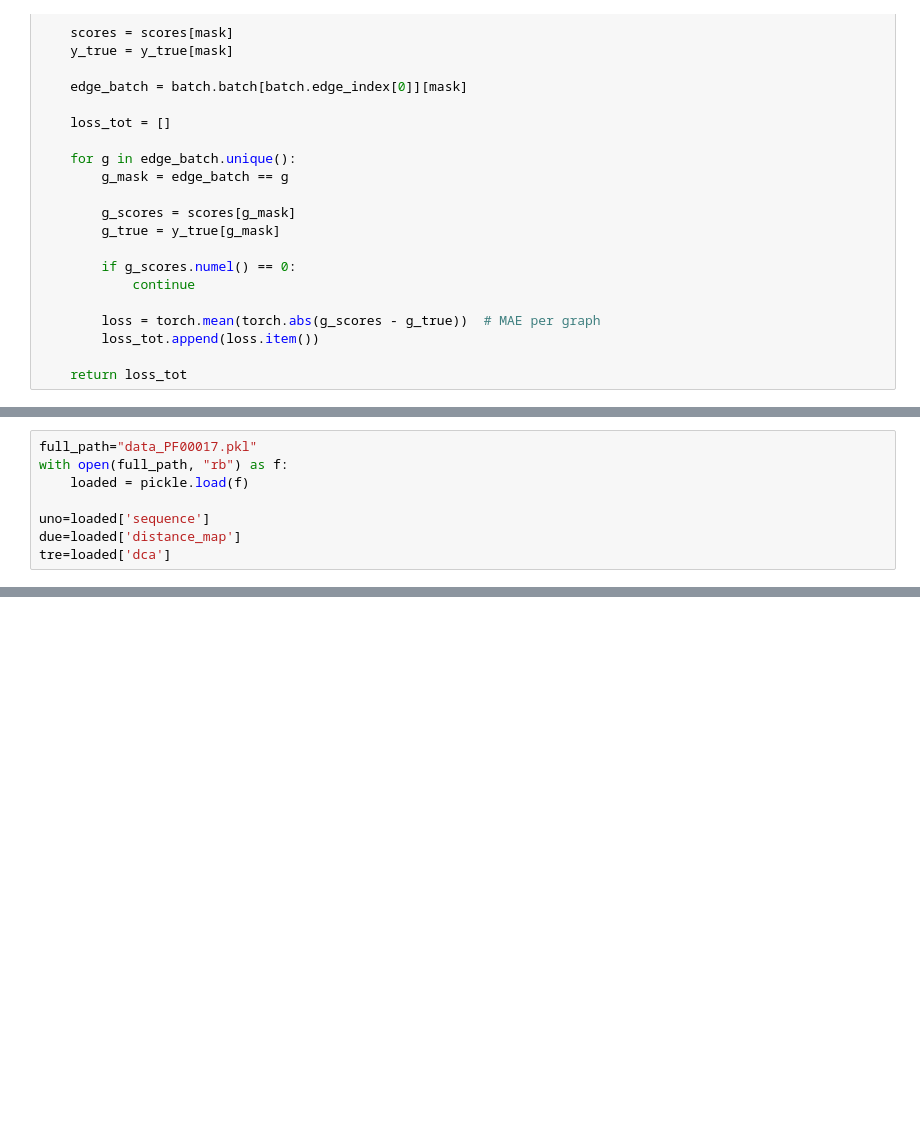
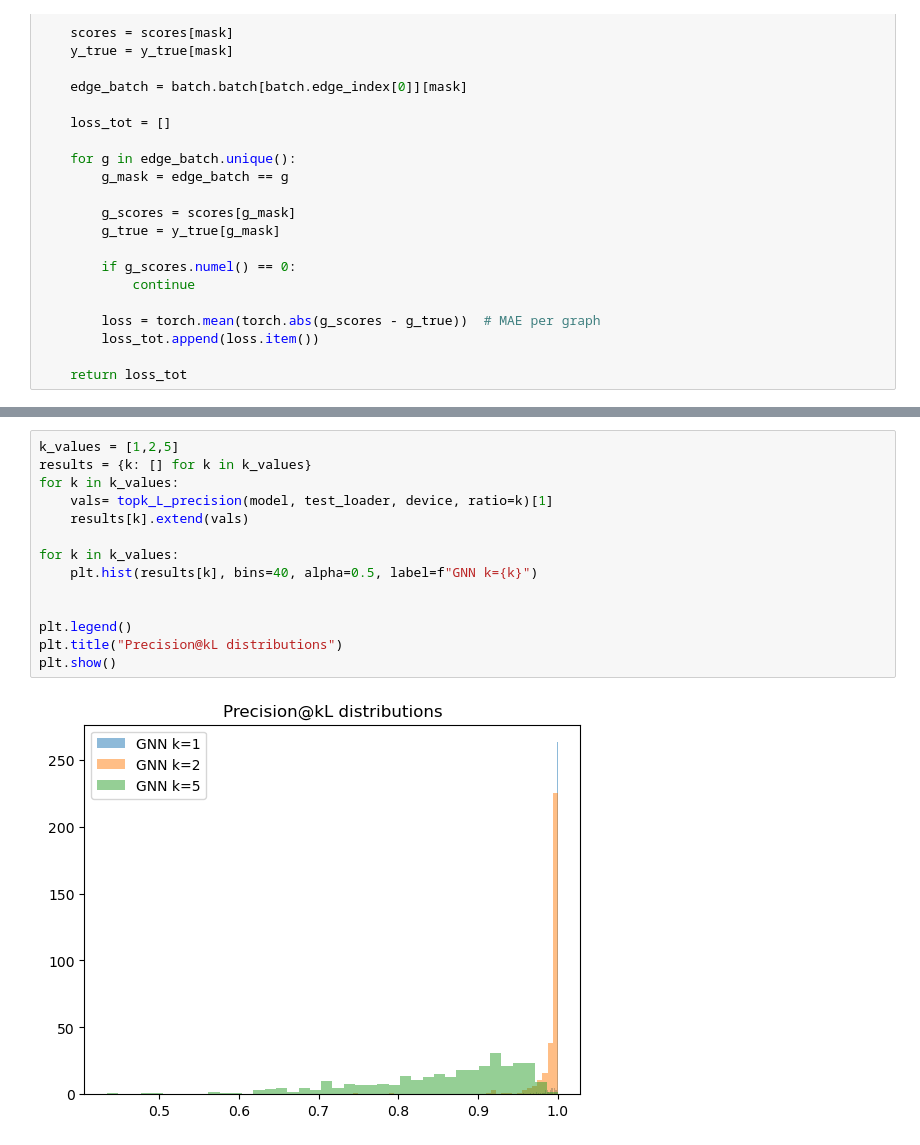
Before and after one commit to Fabiog17/Internship, a Jupyter notebook: Regressor+contact.ipynb, the cells around one changed output, grey strips where cells are left out. Drawn from its saved outputs; the diff is of its cells as text; blank space fills up the shorter version.

```diff
--- a/Regressor+contact.ipynb
+++ b/Regressor+contact.ipynb
@@ -678,8 +682,0 @@ batch.filename
-# %%
-full_path="data_PF00017.pkl"
-with open(full_path, "rb") as f:
-    loaded = pickle.load(f)
-
-uno=loaded['sequence']
-due=loaded['distance_map']
-tre=loaded['dca']
@@ -722,0 +825,16 @@ def stratified_mae(pred, true, sep, mask):
+# %%
+k_values = [1,2,5]
+results = {k: [] for k in k_values}
+for k in k_values:
+    vals= topk_L_precision(model, test_loader, device, ratio=k)[1]
+    results[k].extend(vals)
+
+for k in k_values:
+    plt.hist(results[k], bins=40, alpha=0.5, label=f"GNN k={k}")
+
+
+plt.legend()
+plt.title("Precision@kL distributions")
+plt.show()
+# %% [output]
+[figure, added]
```
Also changed, not shown: parts of 20 cells of this notebook, 2 other files.
